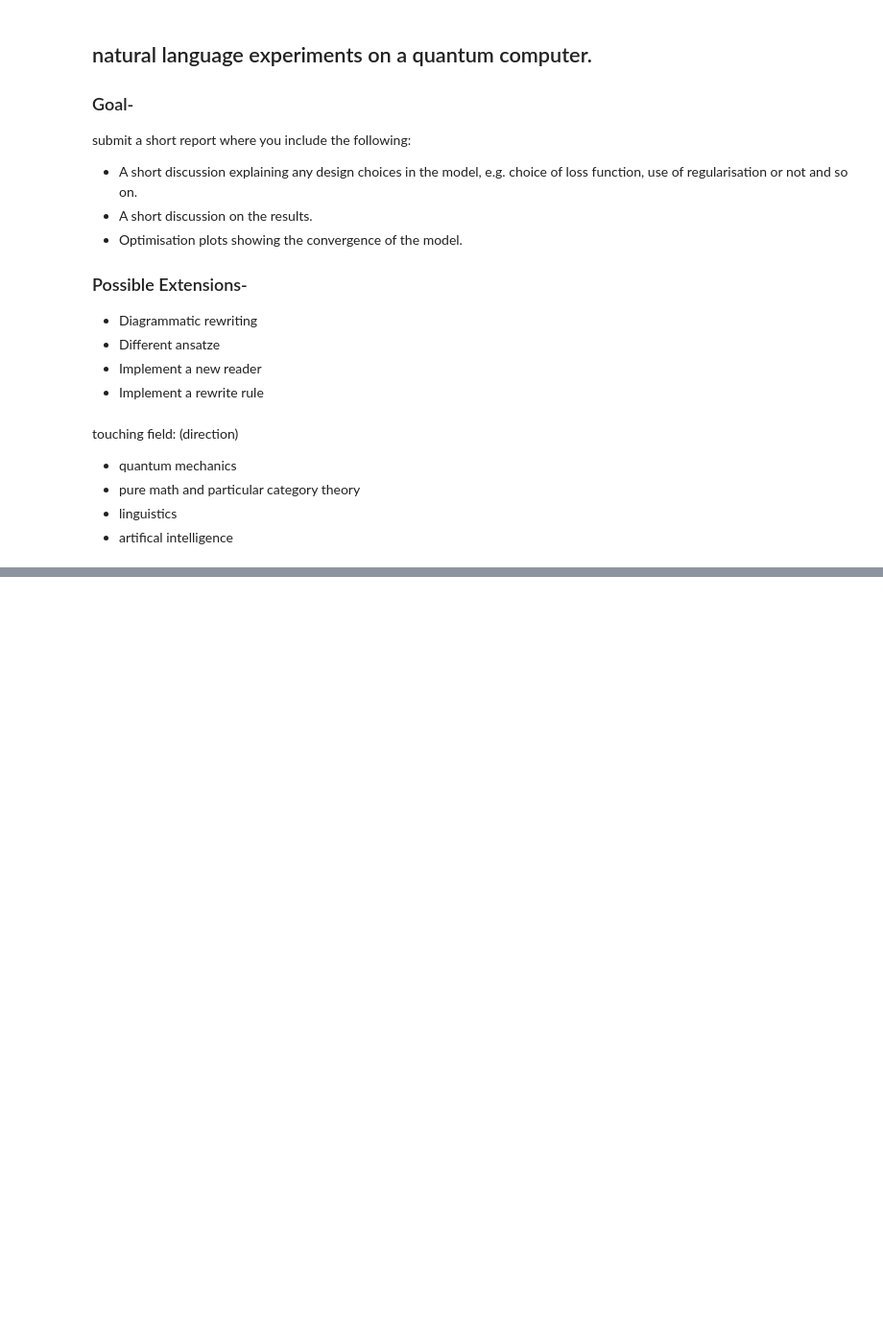
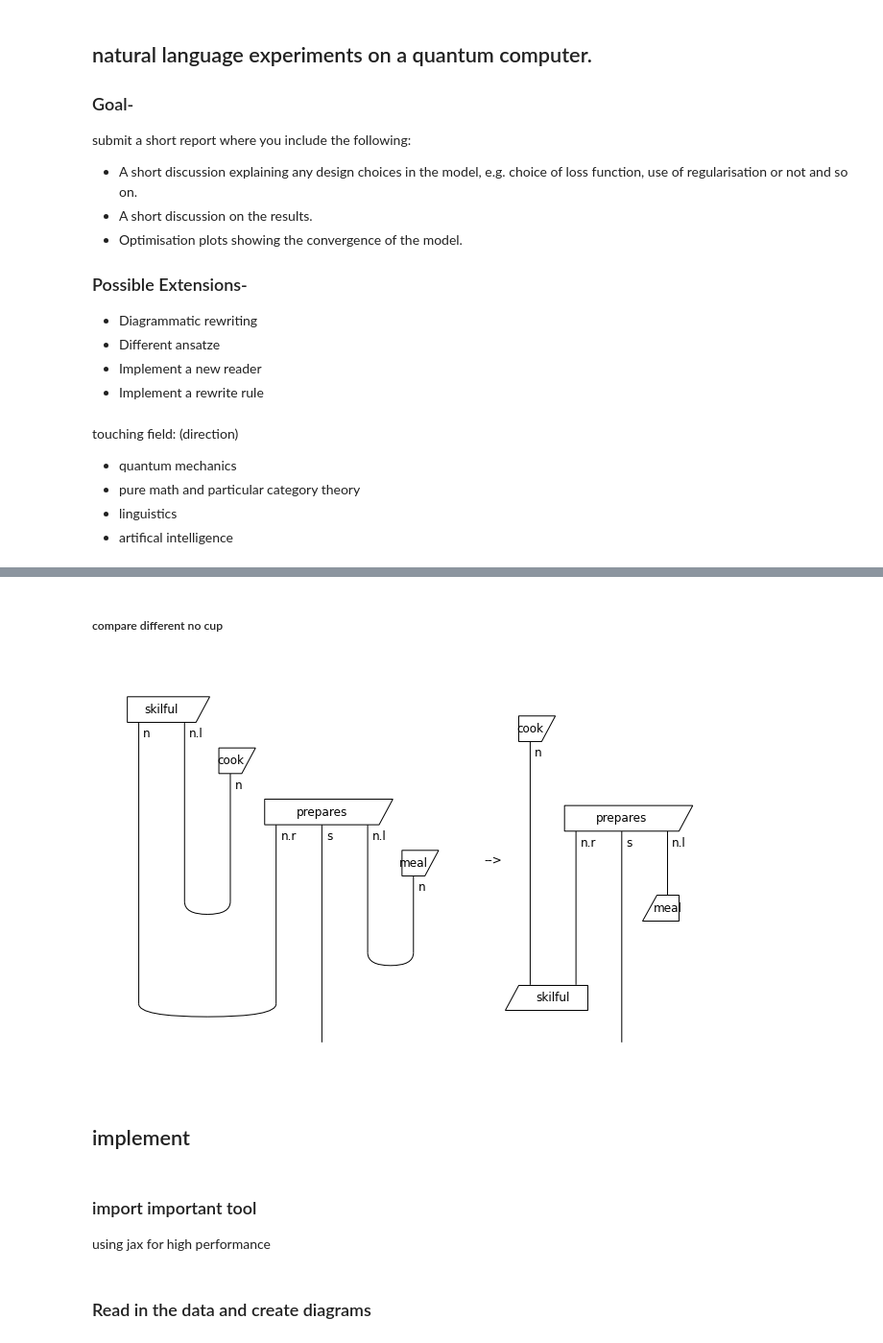
Before and after one commit to poig/Womanium_2022_challenge, a Jupyter notebook: lambeq/submission.ipynb, the cells around one changed output, grey strips where cells are left out. Shown at 96% size. Drawn from its saved outputs; the diff is of its cells as text; code cells hidden in the pictures; blank space fills up the shorter version.

```diff
--- a/lambeq/submission.ipynb
+++ b/lambeq/submission.ipynb
@@ -20,3 +162,19 @@ touching field: (direction)
+# %% [markdown]
+##### compare different no cup
+# %%
+from discopy.drawing import equation
+
+original_diagram = train_diagrams
+removed_cups_diagram = remove_cups(original_diagram)
+
+equation(original_diagram, removed_cups_diagram, symbol='-->', figsize=(9, 6), asymmetry=0.3, fontsize=12)
+# %% [output]
+[figure, added]
+# %% [markdown]
+## implement
+# %% [markdown]
+### import important tool
+using jax for high performance
 # %%
 import warnings
 warnings.filterwarnings('ignore')  # Ignore warnings
@@ -31,0 +194,2 @@ np.random.seed(123458)  # Fix the seed
+# %% [markdown]
+### Read in the data and create diagrams
```
Also changed, not shown: parts of 55 cells of this notebook, 8 other files.
